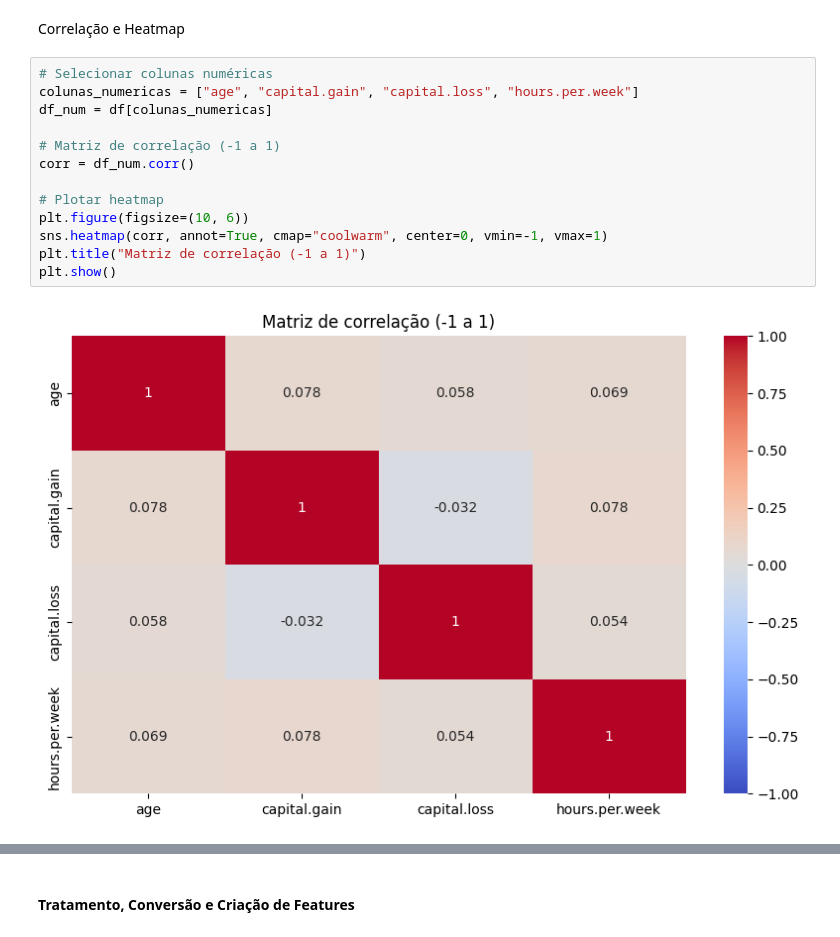
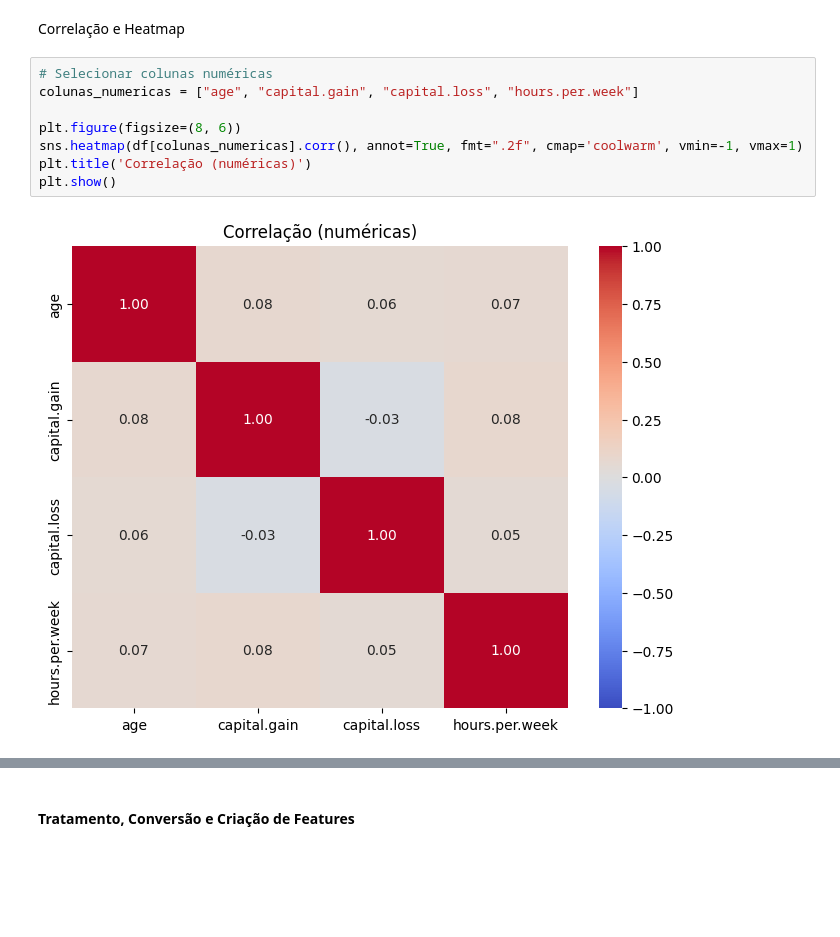
Before and after one commit to lincolngmc/caixaVersoGrupo5Modulo2, a Jupyter notebook: analise_adult_income.ipynb, the cells around one changed output, grey strips where cells are left out. Cells and saved outputs as stored; diff of their text form; blank space fills up the shorter version.

```diff
--- a/analise_adult_income.ipynb
+++ b/analise_adult_income.ipynb
@@ -313,15 +369,10 @@ Correlação e Heatmap
 # %%
 # Selecionar colunas numéricas
 colunas_numericas = ["age", "capital.gain", "capital.loss", "hours.per.week"]
-df_num = df[colunas_numericas]
 
-# Matriz de correlação (-1 a 1)
-corr = df_num.corr()
-
-# Plotar heatmap
-plt.figure(figsize=(10, 6))
-sns.heatmap(corr, annot=True, cmap="coolwarm", center=0, vmin=-1, vmax=1)
-plt.title("Matriz de correlação (-1 a 1)")
+plt.figure(figsize=(8, 6))
+sns.heatmap(df[colunas_numericas].corr(), annot=True, fmt=".2f", cmap='coolwarm', vmin=-1, vmax=1)
+plt.title('Correlação (numéricas)')
 plt.show()
 # %% [output]
-[figure, old version]
+[figure, new version]
```
Also changed, not shown: parts of 12 cells of this notebook.
